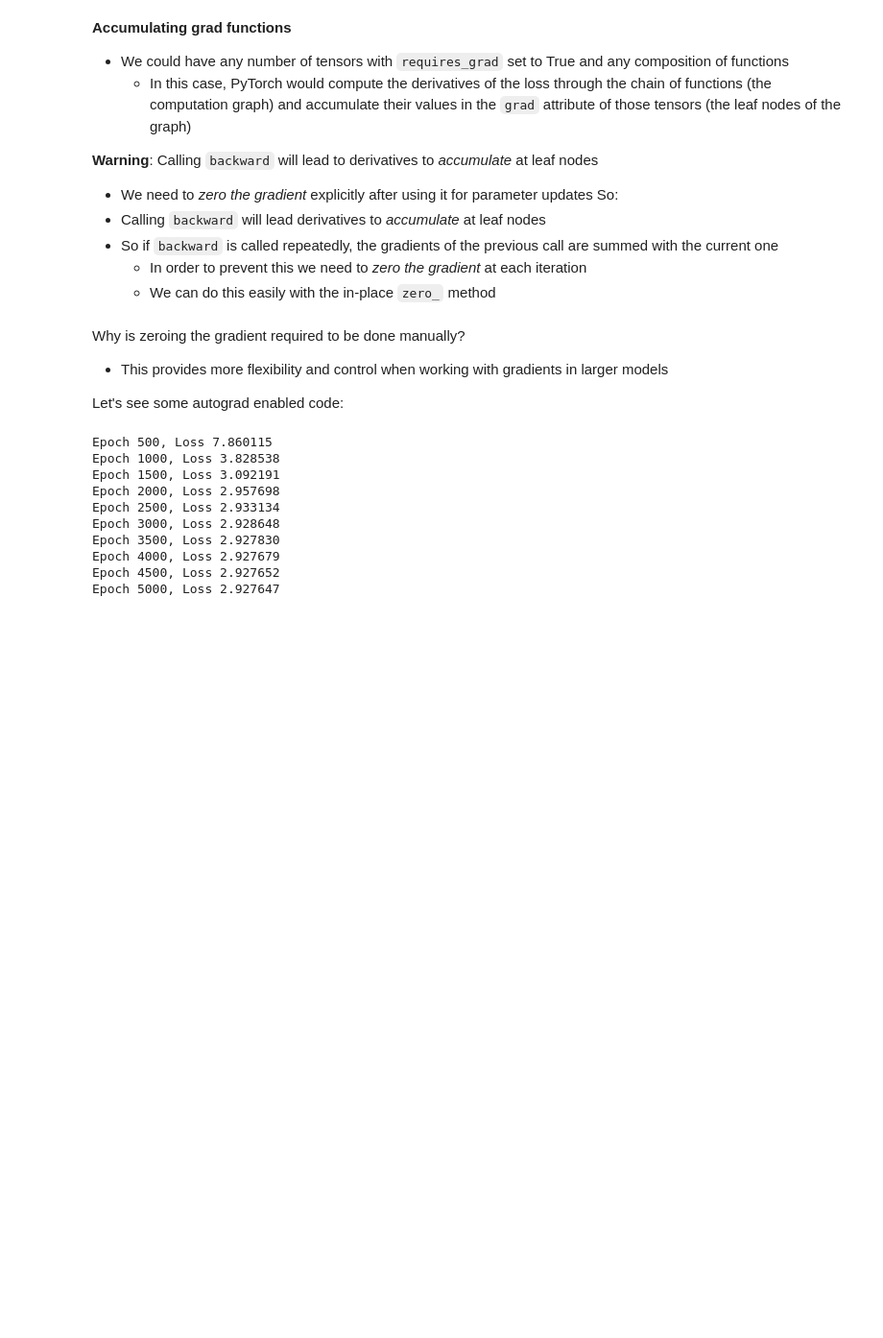
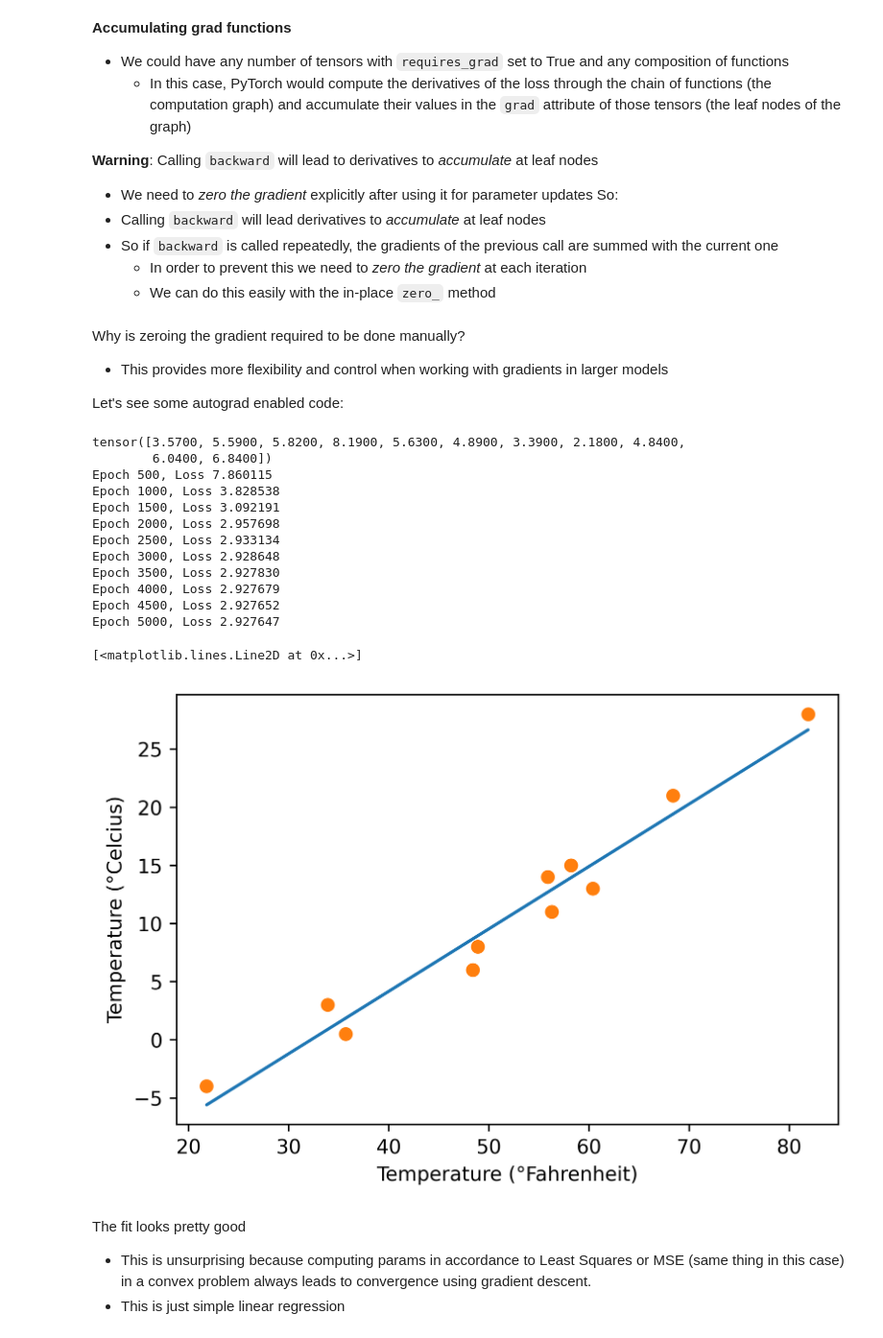
Before and after one commit to JacksonCown/DL-with-PyTorch, a Jupyter notebook: Part 1/5-Mechanics of Learning.ipynb, the cells around one changed output. Shown at 96% size. Drawn from its saved outputs; the diff is of its cells as text; code cells hidden in the pictures; blank space fills up the shorter version.

```diff
--- a/Part 1/5-Mechanics of Learning.ipynb
+++ b/Part 1/5-Mechanics of Learning.ipynb
@@ -311,21 +314,37 @@ def training_loop(n_epochs, learning_rate, params, t_u, t_c):
             print('Epoch %d, Loss %f' % (epoch, float(loss)))
     return params
 # %%
-t_un = 0.1 * t_u # Normalize input units
+t_un = 0.1 * t_u # Normalize input units allows a more uniform learning rate application to weights and bias
+print(t_un)
 params = training_loop(
     n_epochs = 5000,
     learning_rate=1e-2,
     params=torch.tensor([1.0, 0.0], requires_grad=True),
     t_u=t_un,
     t_c=t_c)
+
+t_p = model(t_un, *params)
+fig = plt.figure(dpi=600)
+plt.xlabel("Temperature (°Fahrenheit)")
+plt.ylabel("Temperature (°Celcius)")
+plt.plot(t_u.numpy(), t_p.detach().numpy()) # Detach from computation graph
+plt.plot(t_u.numpy(), t_c.numpy(), 'o')
 # %% [output]
+tensor([3.5700, 5.5900, 5.8200, 8.1900, 5.6300, 4.8900, 3.3900, 2.1800, 4.8400,
+        6.0400, 6.8400])
 Epoch 500, Loss 7.860115
 Epoch 1000, Loss 3.828538
 Epoch 1500, Loss 3.092191
 Epoch 2000, Loss 2.957698
 Epoch 2500, Loss 2.933134
 Epoch 3000, Loss 2.928648
 Epoch 3500, Loss 2.927830
 Epoch 4000, Loss 2.927679
 Epoch 4500, Loss 2.927652
 Epoch 5000, Loss 2.927647
+[<matplotlib.lines.Line2D at 0x...>]
+[figure, added]
+# %% [markdown]
+The fit looks pretty good
+- This is unsurprising because computing params in accordance to Least Squares or MSE (same thing in this case) in a convex problem always leads to convergence using gradient descent.
+- This is just simple linear regression
```
Also changed, not shown: parts of 8 cells of this notebook.
